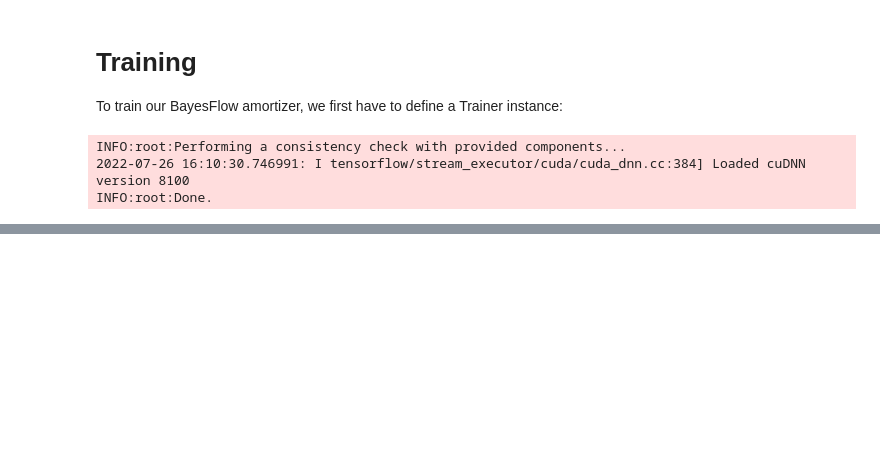
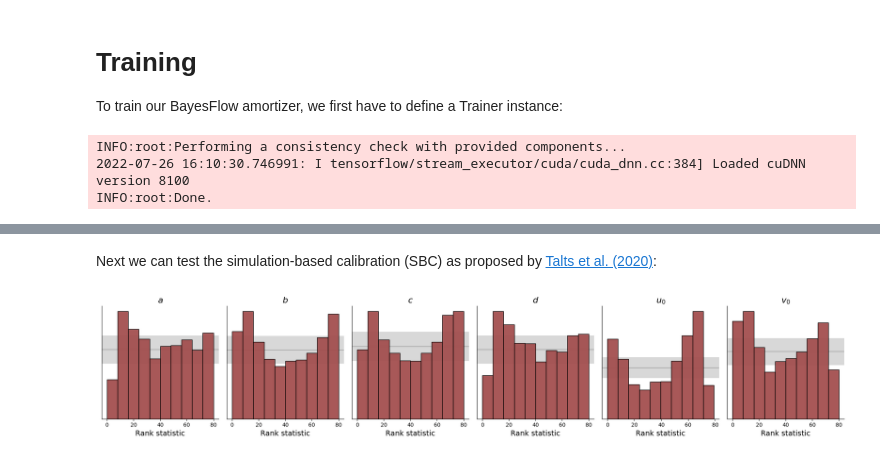
Before and after one commit to stefanradev93/BayesFlow, a Jupyter notebook: docs/source/tutorial_notebooks/Linear ODE system.ipynb, the cells around one changed output, grey strips where cells are left out. Cells and saved outputs as stored; diff of their text form; code cells hidden in the pictures; blank space fills up the shorter version.

Commit message:
visualize calibration

```diff
--- a/docs/source/tutorial_notebooks/Linear ODE system.ipynb
+++ b/docs/source/tutorial_notebooks/Linear ODE system.ipynb
@@ -314,0 +315,6 @@ fig = trainer.diagnose_latent2d()
+# %% [markdown]
+Next we can test the simulation-based calibration (SBC) as proposed by [Talts et al. (2020)](https://arxiv.org/pdf/1804.06788.pdf):
+# %%
+fig = trainer.diagnose_sbc_histograms()
+# %% [output]
+[figure, added]
```
Also changed, not shown: parts of 21 cells of this notebook.
